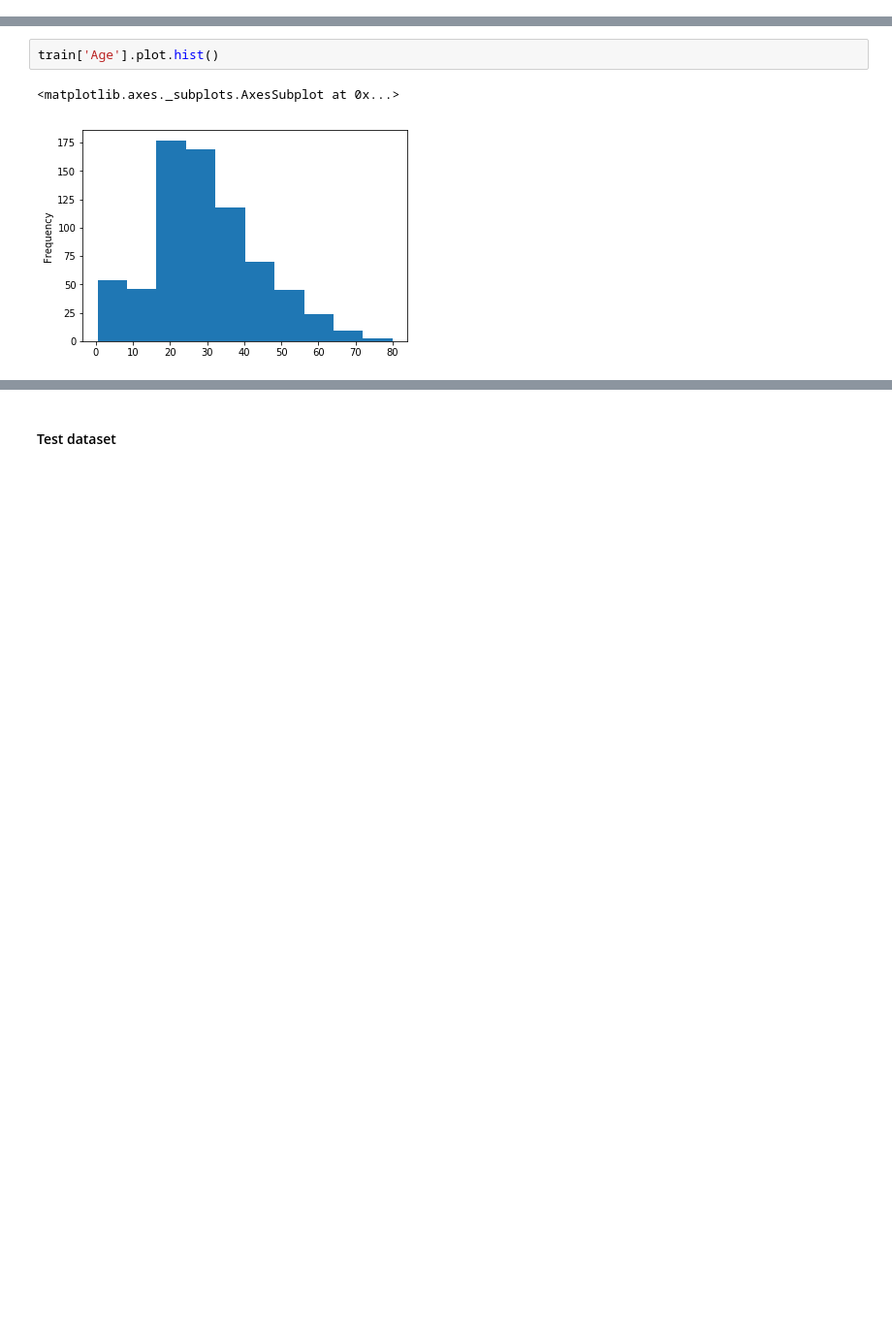
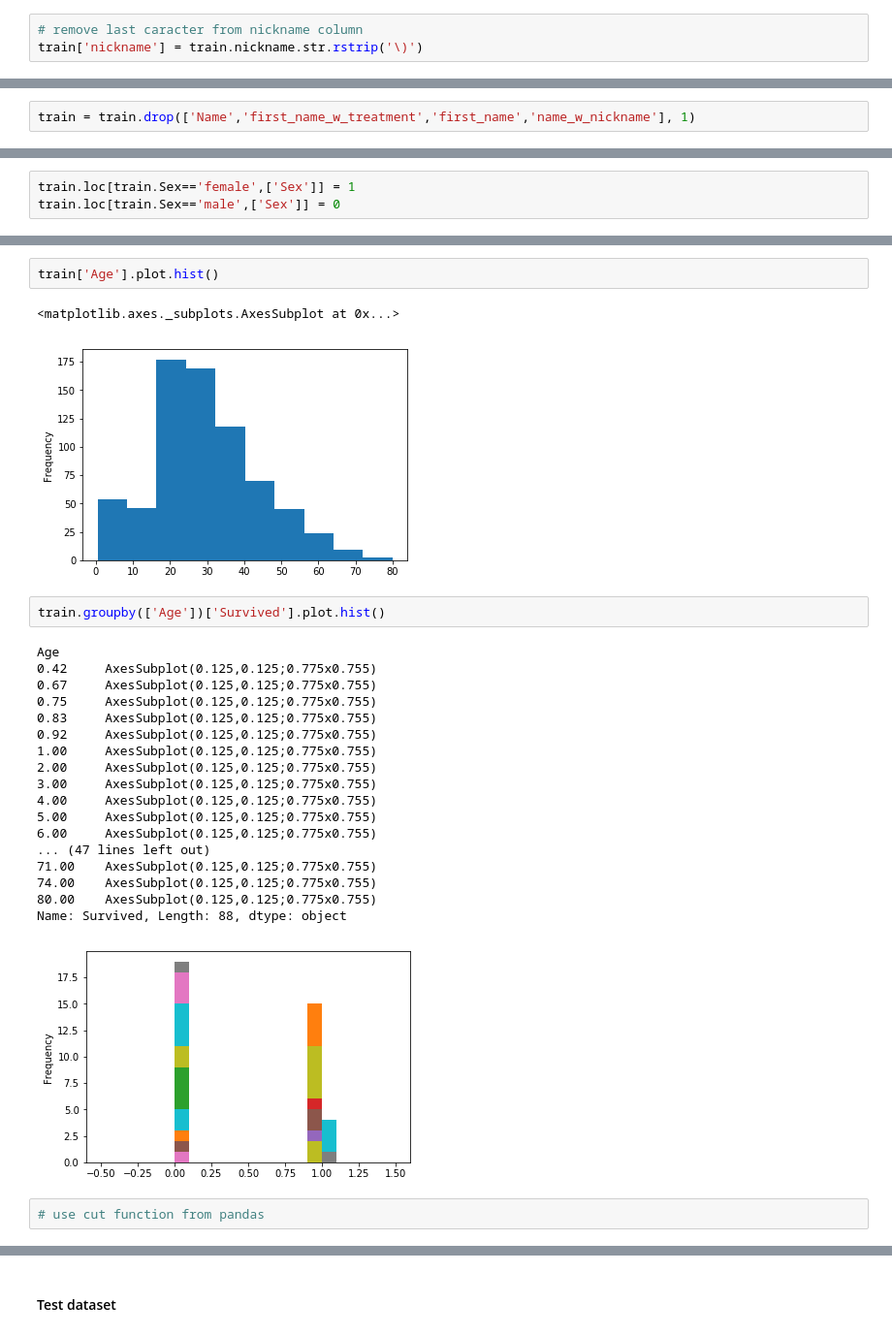
Before and after one commit to naiieandrade/titanic, a Jupyter notebook: titanic-solution_version_2.ipynb, the cells around one changed output, grey strips where cells are left out. Shown at 97% size. Cells and saved outputs as stored; diff of their text form; blank space fills up the shorter version.

Commit message:
Update exploratory data from train dataset

```diff
--- a/titanic-solution_version_2.ipynb
+++ b/titanic-solution_version_2.ipynb
@@ -94,0 +121,3 @@ train.Pclass.value_counts().plot.pie()
+# %%
+# remove last caracter from nickname column
+train['nickname'] = train.nickname.str.rstrip('\)')
@@ -94,0 +144,2 @@ train.Pclass.value_counts().plot.pie()
+# %%
+train = train.drop(['Name','first_name_w_treatment','first_name','name_w_nickname'], 1)
@@ -94,0 +167,3 @@ train.Pclass.value_counts().plot.pie()
+# %%
+train.loc[train.Sex=='female',['Sex']] = 1
+train.loc[train.Sex=='male',['Sex']] = 0
@@ -99,3 +180,26 @@ train['Age'].plot.hist()
 # %% [output]
 <matplotlib.axes._subplots.AxesSubplot at 0x...>
 [figure]
+# %%
+train.groupby(['Age'])['Survived'].plot.hist()
+# %% [output]
+Age
+0.42     AxesSubplot(0.125,0.125;0.775x0.755)
+0.67     AxesSubplot(0.125,0.125;0.775x0.755)
+0.75     AxesSubplot(0.125,0.125;0.775x0.755)
+0.83     AxesSubplot(0.125,0.125;0.775x0.755)
+0.92     AxesSubplot(0.125,0.125;0.775x0.755)
+1.00     AxesSubplot(0.125,0.125;0.775x0.755)
+2.00     AxesSubplot(0.125,0.125;0.775x0.755)
+3.00     AxesSubplot(0.125,0.125;0.775x0.755)
+4.00     AxesSubplot(0.125,0.125;0.775x0.755)
+5.00     AxesSubplot(0.125,0.125;0.775x0.755)
+6.00     AxesSubplot(0.125,0.125;0.775x0.755)
+... (47 lines left out)
+71.00    AxesSubplot(0.125,0.125;0.775x0.755)
+74.00    AxesSubplot(0.125,0.125;0.775x0.755)
+80.00    AxesSubplot(0.125,0.125;0.775x0.755)
+Name: Survived, Length: 88, dtype: object
+[figure, added]
+# %%
+# use cut function from pandas
```
Also changed, not shown: parts of 55 cells of this notebook.
